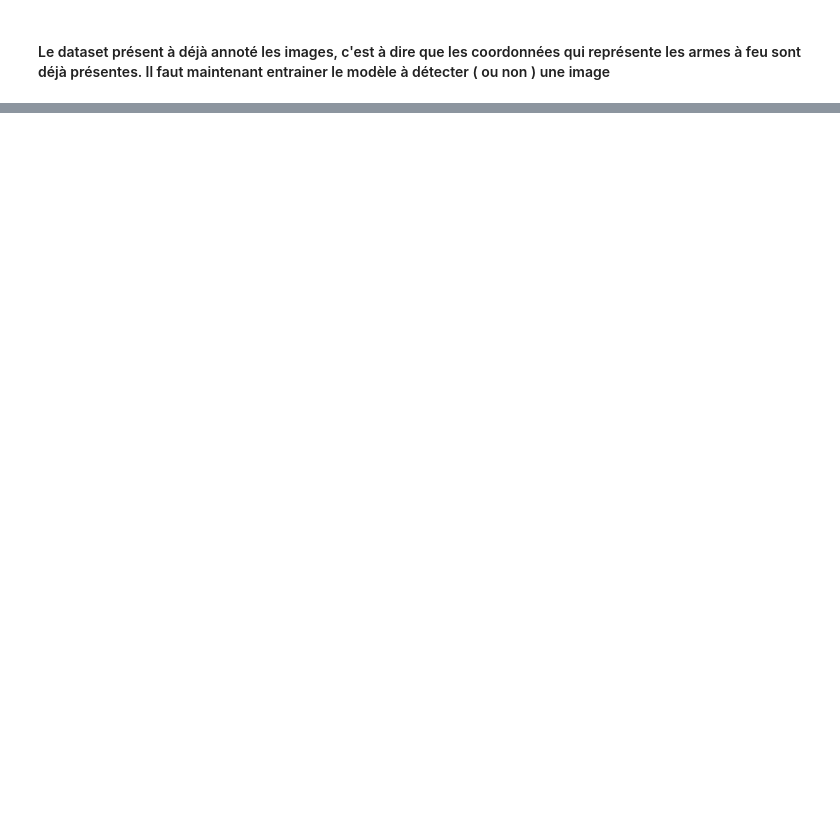
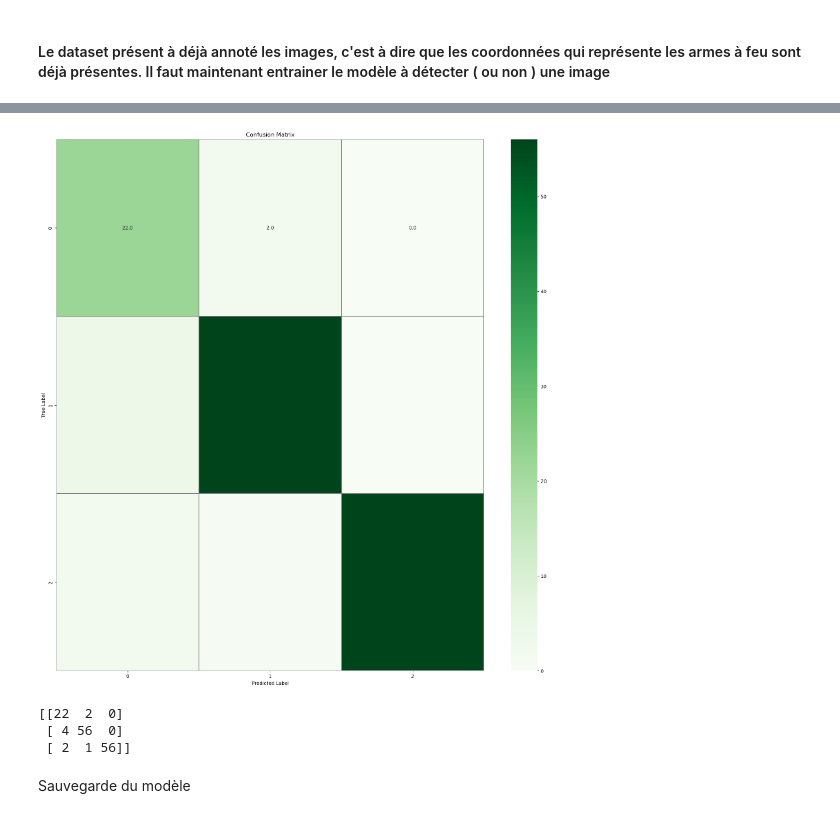
Before and after one commit to pascal-rithi-ke/detection_arme, a Jupyter notebook: Notebook/detection_image.ipynb, the cells around one changed output, grey strips where cells are left out. Saved outputs shown, nothing was run; the diff lists cells and outputs as text; code cells hidden in the pictures; blank space fills up the shorter version.

```diff
--- a/Notebook/detection_image.ipynb
+++ b/Notebook/detection_image.ipynb
@@ -50,0 +225,20 @@ NameError: name 'img_height' is not defined
+# %%
+def conf_matrix(m, X, Y):
+    predictions = m.predict(X)
+    y_pred = []
+    for pred in predictions:
+        y_pred.append(np.argmax(pred))
+    y_pred = np.array(y_pred)
+    print('Validation Accuracy : ', accuracy_score(Y, y_pred))
+    cm = confusion_matrix(y_pred, Y)
+    f,ax = plt.subplots(figsize=(20, 20))
+    sns.heatmap(cm, annot=True, linewidths=0.01,cmap="Greens",linecolor="gray", fmt= '.1f',ax=ax)
+    plt.xlabel("Predicted Label")
+    plt.ylabel("True Label")
+    plt.title("Confusion Matrix")
+    plt.show()
+
+    print(cm)
+# %%
+conf_matrix(model_inception, X_valid, y_valid)
+# %% [output]
@@ -50,0 +247,6 @@ NameError: name 'img_height' is not defined
+[figure, added]
+[[22  2  0]
+ [ 4 56  0]
+ [ 2  1 56]]
+# %% [markdown]
+Sauvegarde du modèle
```
Also changed, not shown: parts of 28 cells of this notebook, 3 other files.
